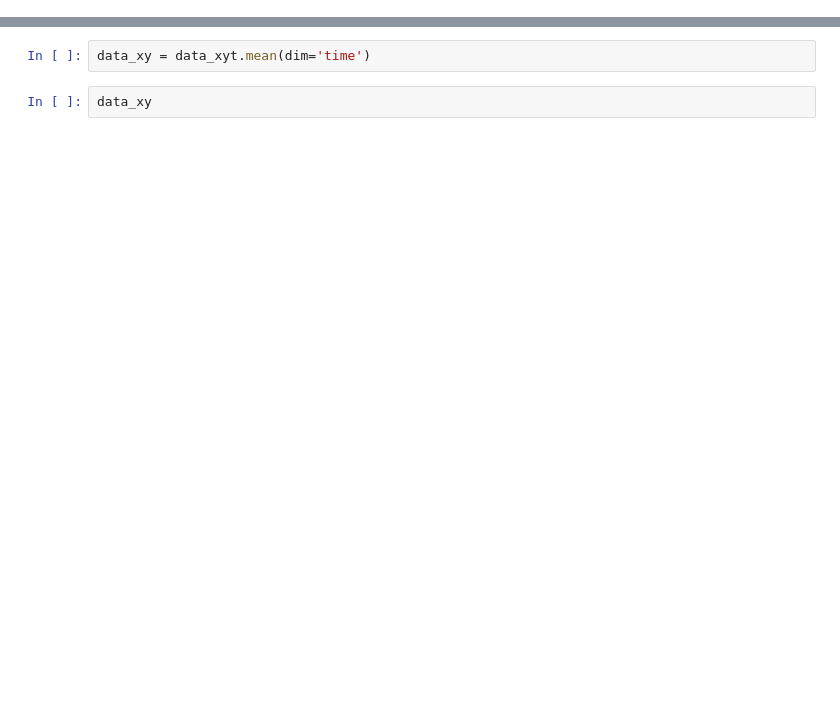
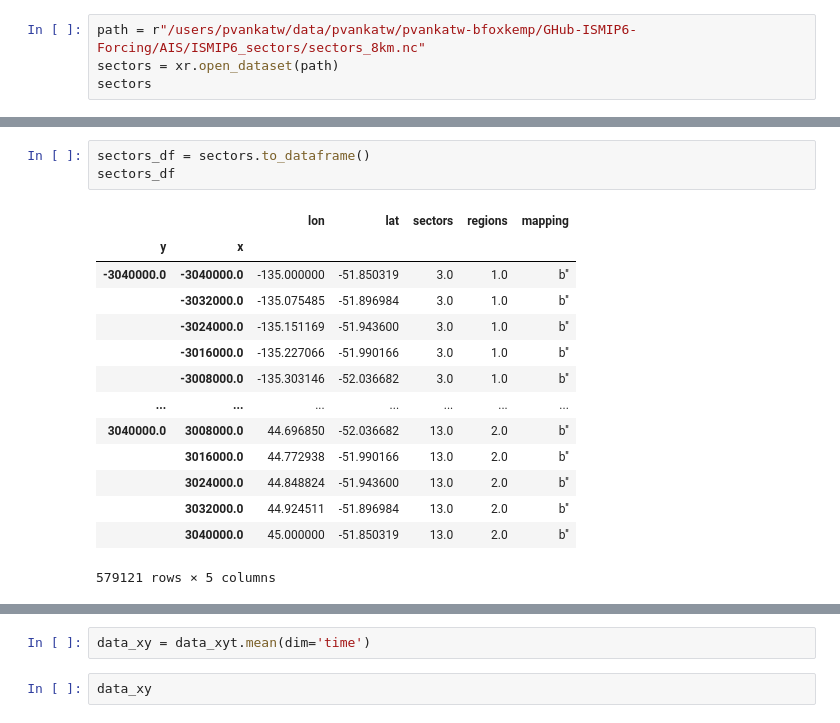
Before and after one commit to Brown-SciML/ise, a Jupyter notebook: src/data/viewing/open_NetCDF.ipynb, the cells around one changed output, grey strips where cells are left out. Cells and saved outputs as stored; diff of their text form; blank space fills up the shorter version.

Commit message:
add grid_sectors and merging

```diff
--- a/src/data/viewing/open_NetCDF.ipynb
+++ b/src/data/viewing/open_NetCDF.ipynb
@@ -36,0 +5,4 @@ sum(np.isnan(data_xyt.salinity))
+# %%
+path = r"/users/pvankatw/data/pvankatw/pvankatw-bfoxkemp/GHub-ISMIP6-Forcing/AIS/ISMIP6_sectors/sectors_8km.nc"
+sectors = xr.open_dataset(path)
+sectors
@@ -36,0 +51,18 @@ sum(np.isnan(data_xyt.salinity))
+# %%
+sectors_df = sectors.to_dataframe()
+sectors_df
+# %% [output]
+|  |  | lon | lat | sectors | regions | mapping |
+| y | x |  |  |  |  |  |
+| -3040000.0 | -3040000.0 | -135.000000 | -51.850319 | 3.0 | 1.0 | b'' |
+|  | -3032000.0 | -135.075485 | -51.896984 | 3.0 | 1.0 | b'' |
+|  | -3024000.0 | -135.151169 | -51.943600 | 3.0 | 1.0 | b'' |
+|  | -3016000.0 | -135.227066 | -51.990166 | 3.0 | 1.0 | b'' |
+|  | -3008000.0 | -135.303146 | -52.036682 | 3.0 | 1.0 | b'' |
+| ... | ... | ... | ... | ... | ... | ... |
+| 3040000.0 | 3008000.0 | 44.696850 | -52.036682 | 13.0 | 2.0 | b'' |
+|  | 3016000.0 | 44.772938 | -51.990166 | 13.0 | 2.0 | b'' |
+|  | 3024000.0 | 44.848824 | -51.943600 | 13.0 | 2.0 | b'' |
+|  | 3032000.0 | 44.924511 | -51.896984 | 13.0 | 2.0 | b'' |
+|  | 3040000.0 | 45.000000 | -51.850319 | 13.0 | 2.0 | b'' |
+579121 rows × 5 columns
```
Also changed, not shown: parts of 13 cells of this notebook, 11 other files.
